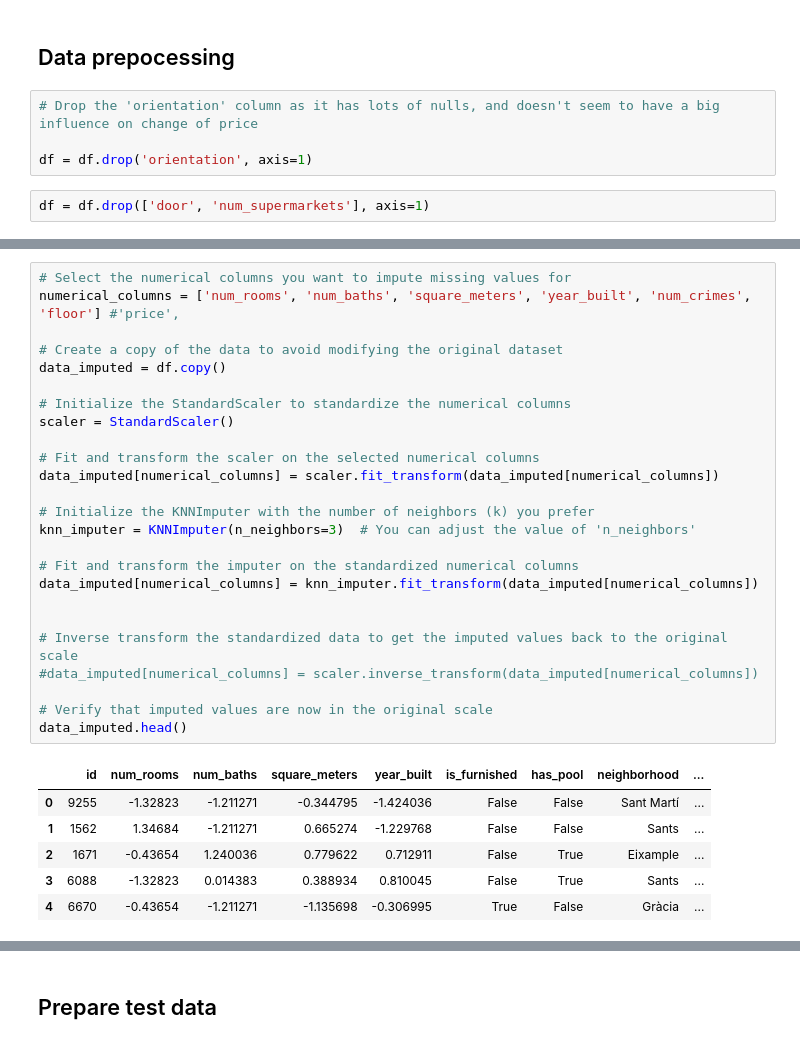
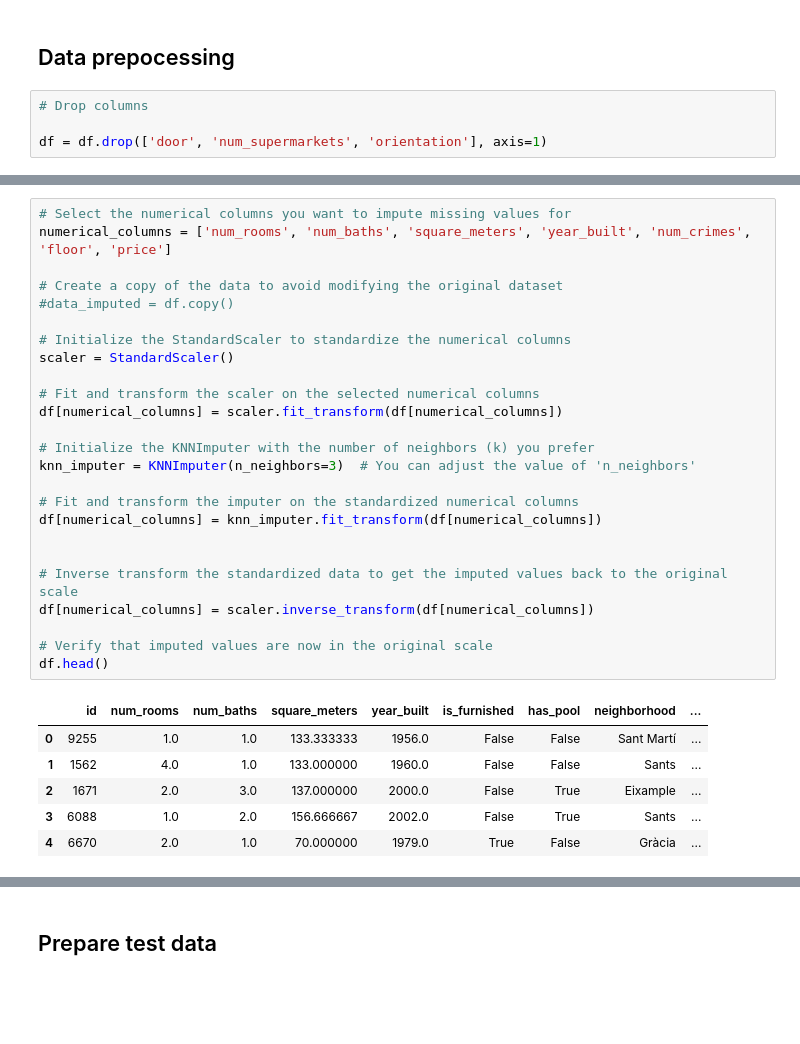
Before and after one commit to viktoriia-yuzkiv/Predicting-Apartment-Prices-in-Barcelona, a Jupyter notebook: Predicting Apartment Prices in Barcelona 2023.ipynb, the cells around one changed output, grey strips where cells are left out. Cells and saved outputs as stored; diff of their text form; blank space fills up the shorter version.

Commit message:
Update logic for the data cleaning part

```diff
--- a/Predicting Apartment Prices in Barcelona 2023.ipynb
+++ b/Predicting Apartment Prices in Barcelona 2023.ipynb
@@ -239,8 +229,6 @@ plt.show()
 # %% [markdown]
 ## Data prepocessing
 # %%
-# Drop the 'orientation' column as it has lots of nulls, and doesn't seem to have a big influence on change of price
+# Drop columns
 
-df = df.drop('orientation', axis=1)
+df = df.drop(['door', 'num_supermarkets', 'orientation'], axis=1)
-# %%
-df = df.drop(['door', 'num_supermarkets'], axis=1)
@@ -278,33 +264,33 @@ df.head()
 | 4 | 6670 | 2.0 | 1.0 | 70.0 | 1979.0 | True | False | Gràcia | ... |
 # %%
 # Select the numerical columns you want to impute missing values for
-numerical_columns = ['num_rooms', 'num_baths', 'square_meters', 'year_built', 'num_crimes',  'floor'] #'price',
+numerical_columns = ['num_rooms', 'num_baths', 'square_meters', 'year_built', 'num_crimes',  'floor', 'price']
 
 # Create a copy of the data to avoid modifying the original dataset
-data_imputed = df.copy()
+#data_imputed = df.copy()
 
 # Initialize the StandardScaler to standardize the numerical columns
 scaler = StandardScaler()
 
 # Fit and transform the scaler on the selected numerical columns
-data_imputed[numerical_columns] = scaler.fit_transform(data_imputed[numerical_columns])
+df[numerical_columns] = scaler.fit_transform(df[numerical_columns])
 
 # Initialize the KNNImputer with the number of neighbors (k) you prefer
 knn_imputer = KNNImputer(n_neighbors=3)  # You can adjust the value of 'n_neighbors'
 
 # Fit and transform the imputer on the standardized numerical columns
-data_imputed[numerical_columns] = knn_imputer.fit_transform(data_imputed[numerical_columns])
+df[numerical_columns] = knn_imputer.fit_transform(df[numerical_columns])
 
 
 # Inverse transform the standardized data to get the imputed values back to the original scale
-#data_imputed[numerical_columns] = scaler.inverse_transform(data_imputed[numerical_columns])
+df[numerical_columns] = scaler.inverse_transform(df[numerical_columns])
 
 # Verify that imputed values are now in the original scale
-data_imputed.head()
+df.head()
 # %% [output]
 |  | id | num_rooms | num_baths | square_meters | year_built | is_furnished | has_pool | neighborhood | ... |
-| 0 | 9255 | -1.32823 | -1.211271 | -0.344795 | -1.424036 | False | False | Sant Martí | ... |
-| 1 | 1562 | 1.34684 | -1.211271 | 0.665274 | -1.229768 | False | False | Sants | ... |
-| 2 | 1671 | -0.43654 | 1.240036 | 0.779622 | 0.712911 | False | True | Eixample | ... |
-| 3 | 6088 | -1.32823 | 0.014383 | 0.388934 | 0.810045 | False | True | Sants | ... |
-| 4 | 6670 | -0.43654 | -1.211271 | -1.135698 | -0.306995 | True | False | Gràcia | ... |
+| 0 | 9255 | 1.0 | 1.0 | 133.333333 | 1956.0 | False | False | Sant Martí | ... |
+| 1 | 1562 | 4.0 | 1.0 | 133.000000 | 1960.0 | False | False | Sants | ... |
+| 2 | 1671 | 2.0 | 3.0 | 137.000000 | 2000.0 | False | True | Eixample | ... |
+| 3 | 6088 | 1.0 | 2.0 | 156.666667 | 2002.0 | False | True | Sants | ... |
+| 4 | 6670 | 2.0 | 1.0 | 70.000000 | 1979.0 | True | False | Gràcia | ... |
```
Also changed, not shown: parts of 28 cells of this notebook, 2 other files.
